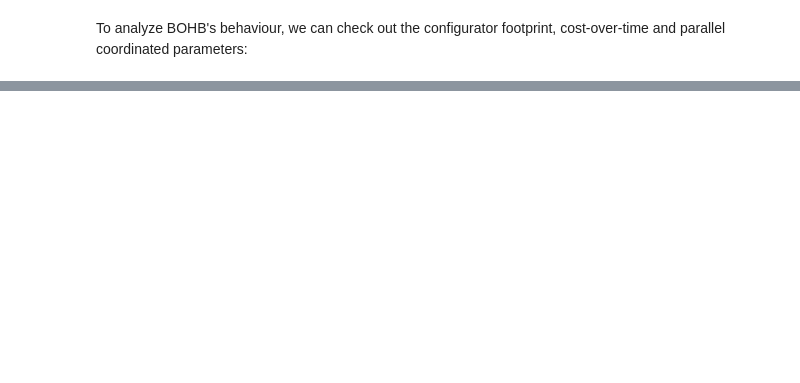
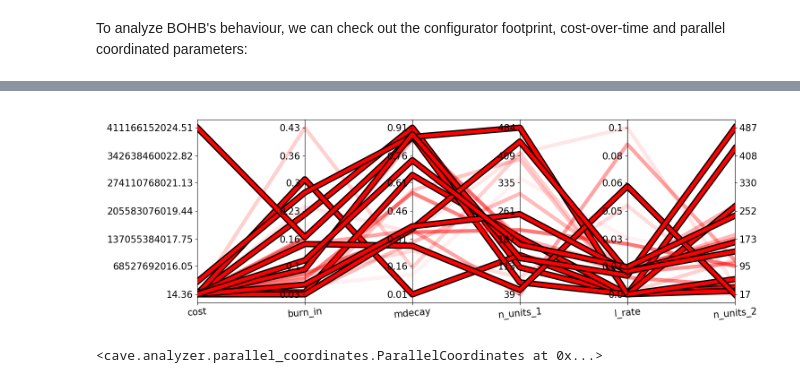
Before and after one commit to automl/BOAH, a Jupyter notebook: examples/icml_2018_experiments/bnn.ipynb, the cells around one changed output, grey strips where cells are left out. Saved outputs shown, nothing was run; the diff lists cells and outputs as text; code cells hidden in the pictures; blank space fills up the shorter version.

```diff
--- a/examples/icml_2018_experiments/bnn.ipynb
+++ b/examples/icml_2018_experiments/bnn.ipynb
@@ -141,7 +140,7 @@ Of course you can use CAVE on a module-level. Import and instantiate it (very si
 from cave.cavefacade import CAVE
 
 cave = CAVE(folders=[output_dir],
-            output_dir="CAVE_results/bnn_notebook",
+            output_dir="CAVE_reports/bnn_notebook",
             ta_exec_dir=["."],
             file_format='BOHB',
             verbose_level='OFF',
@@ -178,2 +233,5 @@ cave.cost_over_time()
 # %%
-cave.parallel_coordinates(run='budget_1000.0')
+cave.parallel_coordinates(run='budget_370.3703703703703')
+# %% [output]
+[figure, added]
+<cave.analyzer.parallel_coordinates.ParallelCoordinates at 0x...>
```
Also changed, not shown: parts of 11 cells of this notebook, 1 other file.
